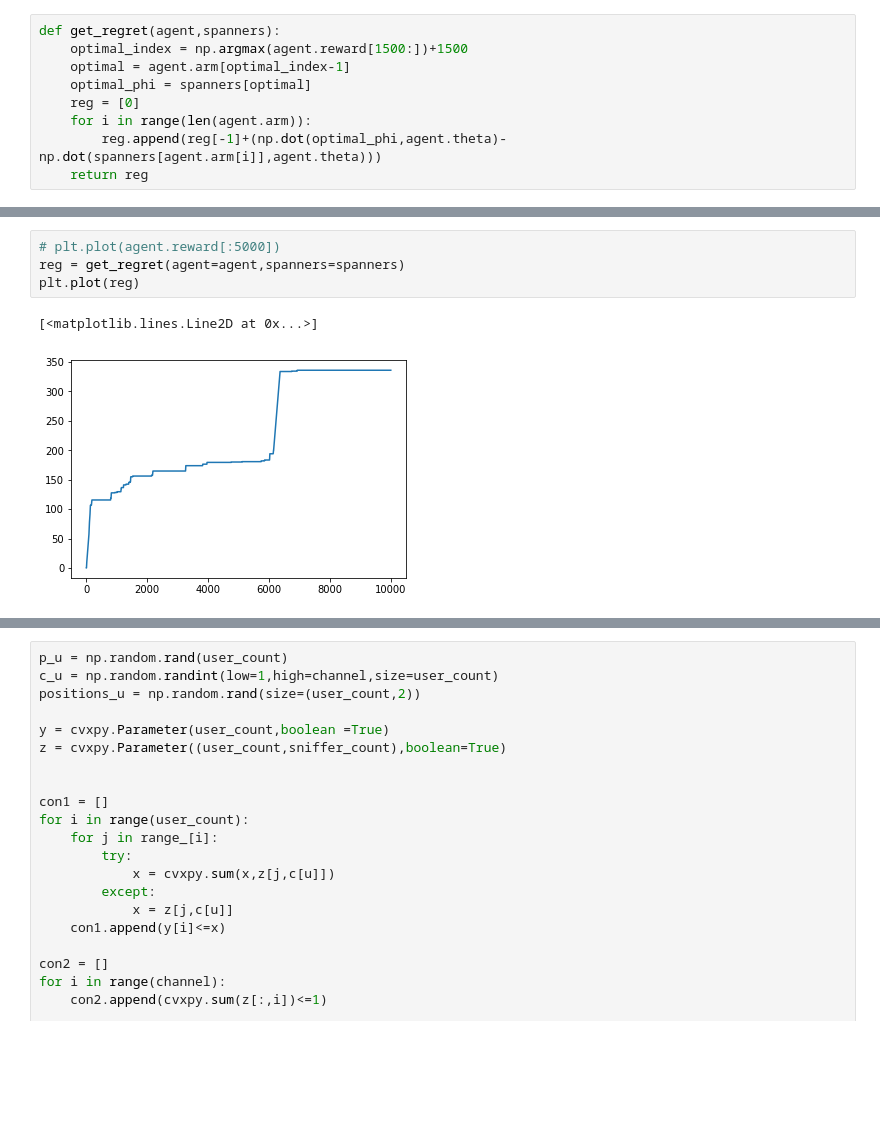
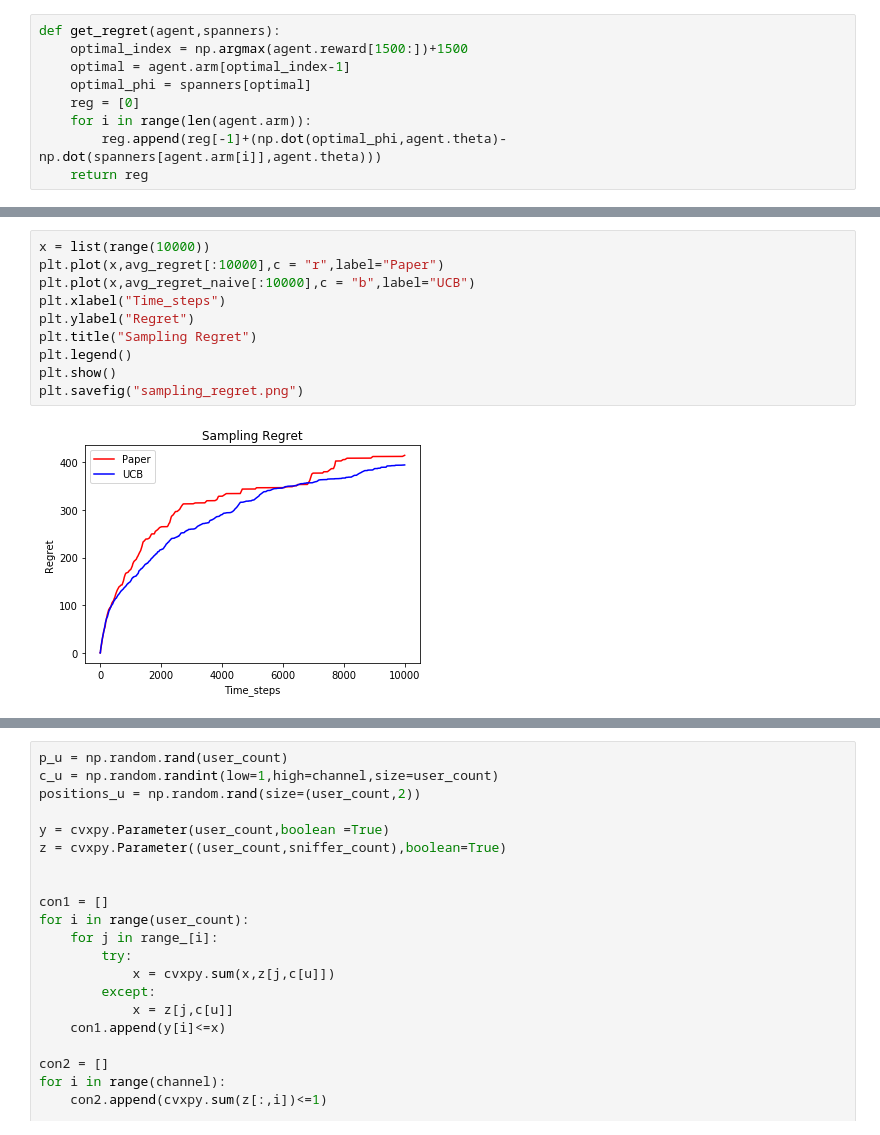
Before and after one commit to Saiteja-Reddy/Wireless-Network-Monitoring---Sequential-Learning, a Jupyter notebook: GRID.ipynb, the cells around one changed output, grey strips where cells are left out. Cells and saved outputs as stored; diff of their text form; blank space fills up the shorter version.

```diff
--- a/GRID.ipynb
+++ b/GRID.ipynb
@@ -619,7 +621,12 @@ plt.plot(agent.switching_regret)
-# %%
-# plt.plot(agent.reward[:5000])
-reg = get_regret(agent=agent,spanners=spanners)
-plt.plot(reg)
-# %% [output]
-[<matplotlib.lines.Line2D at 0x...>]
-[figure, removed]
+# %%
+x = list(range(10000))
+plt.plot(x,avg_regret[:10000],c = "r",label="Paper")
+plt.plot(x,avg_regret_naive[:10000],c = "b",label="UCB")
+plt.xlabel("Time_steps")
+plt.ylabel("Regret")
+plt.title("Sampling Regret")
+plt.legend()
+plt.show()
+plt.savefig("sampling_regret.png")
+# %% [output]
+[figure, added]
```
Also changed, not shown: parts of 8 cells of this notebook.
